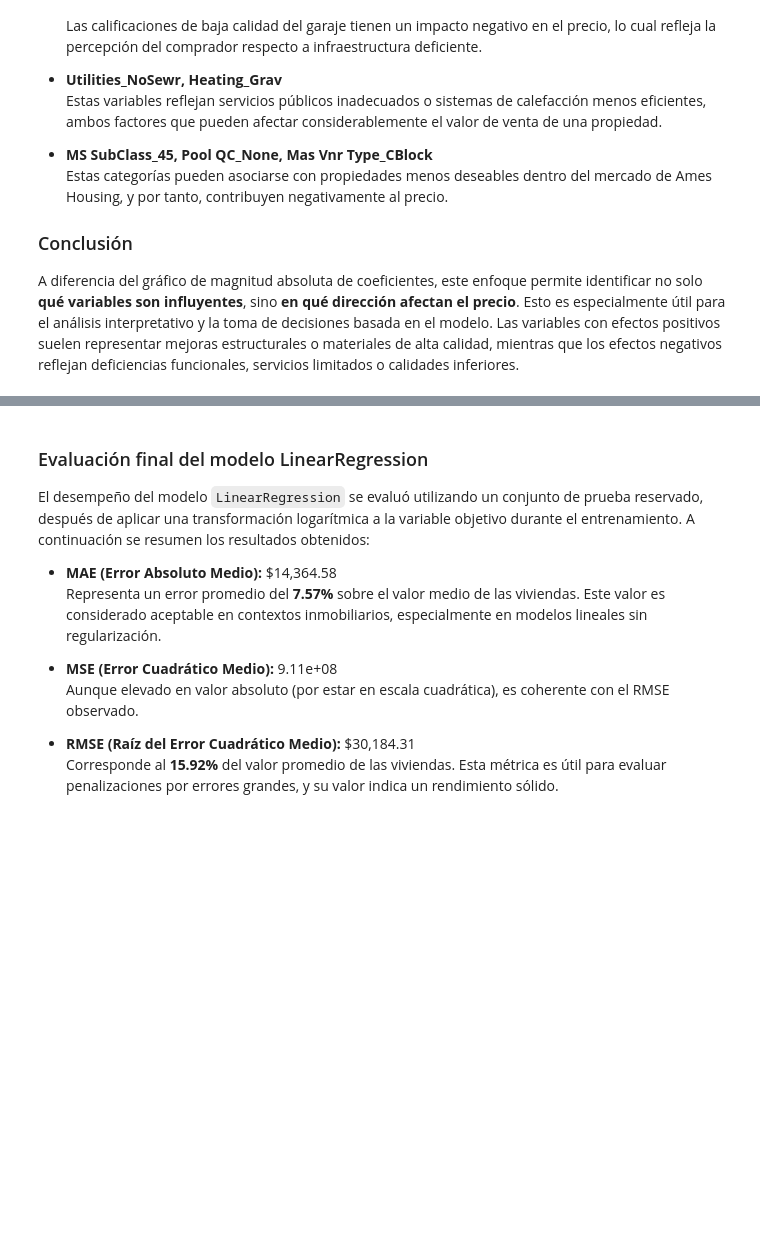
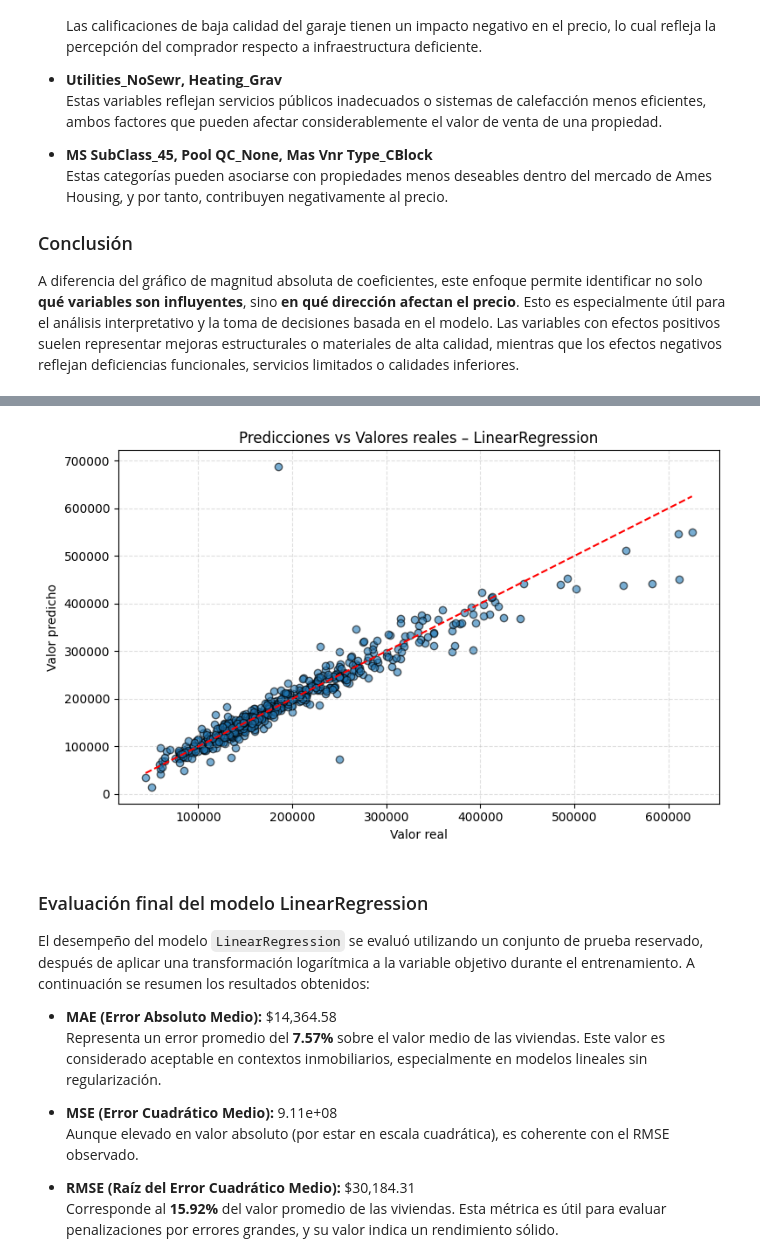
Before and after one commit to johanstevenbejarano/Teoria-de-Aprendizaje-Maquina, a Jupyter notebook: Parcial_1_TAM_2025-1/notebooks/LinearRegrresor.ipynb, the cells around one changed output, grey strips where cells are left out. Saved outputs shown, nothing was run; the diff lists cells and outputs as text; code cells hidden in the pictures; blank space fills up the shorter version.

```diff
--- a/Parcial_1_TAM_2025-1/notebooks/LinearRegrresor.ipynb
+++ b/Parcial_1_TAM_2025-1/notebooks/LinearRegrresor.ipynb
@@ -884,3 +894,23 @@ Tiempo aproximado de entrenamiento: 0.0486 segundos
+# %%
+# === Valores predichos vs reales – LinearRegression ===
+
+# === Predicción del modelo LinearRegression en escala log y destransformación ===
+y_pred_log_lr = modelo_lr.predict(X_test_scaled)  # Predicción en log
+y_test_pred = np.expm1(y_pred_log_lr)             # Inversión del log1p
+
+plt.figure(figsize=(8, 5))
+plt.scatter(y_test, y_test_pred, alpha=0.6, edgecolors='k')
+plt.plot([y_test.min(), y_test.max()], [y_test.min(), y_test.max()], color='red', linestyle='--')
+plt.xlabel("Valor real")
+plt.ylabel("Valor predicho")
+plt.title("Predicciones vs Valores reales – LinearRegression")
+plt.grid(True, linestyle='--', alpha=0.4)
+plt.tight_layout()
+os.makedirs("figuras", exist_ok=True)
+plt.savefig("figuras/predicho_vs_real_linear.png", dpi=300)
+plt.show()
+# %% [output]
+[figure, added]
 # %% [markdown]
 ### Evaluación final del modelo LinearRegression
 
```
Also changed, not shown: parts of 3 cells of this notebook.
